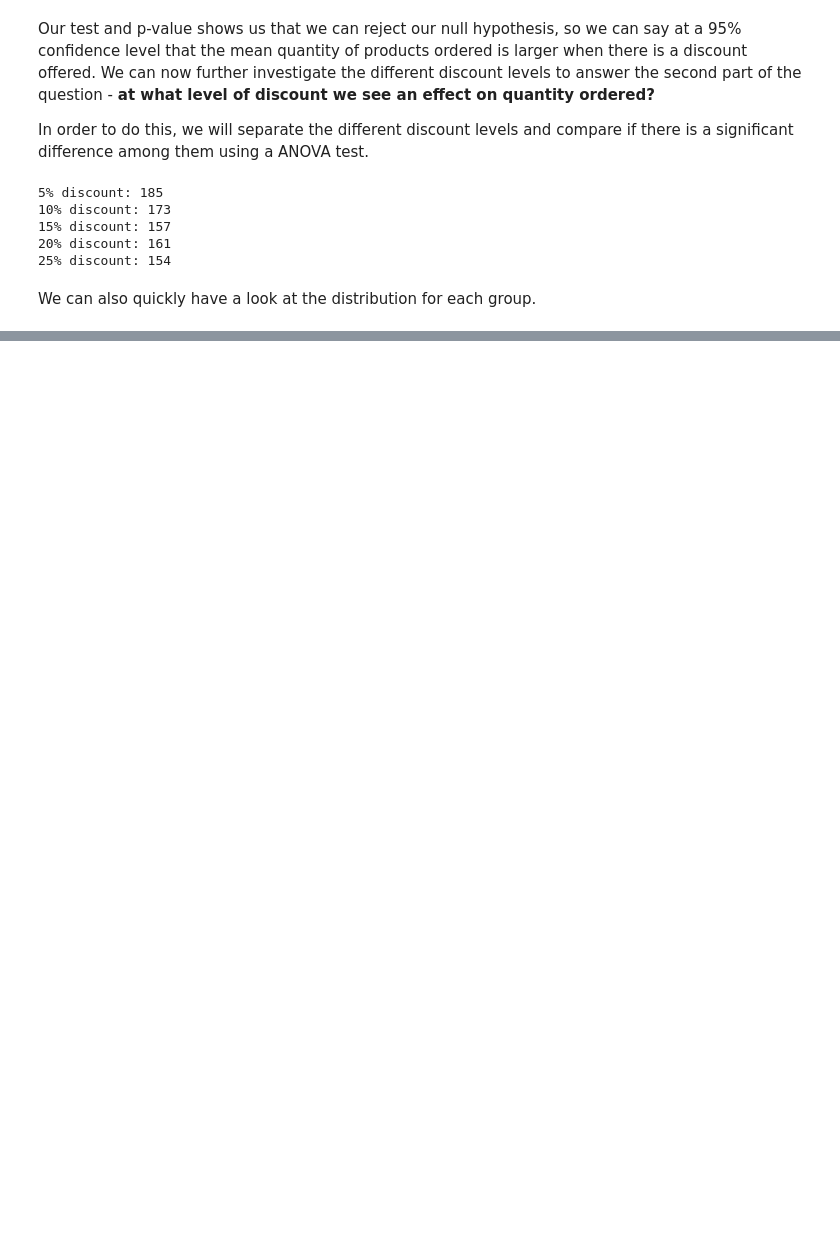
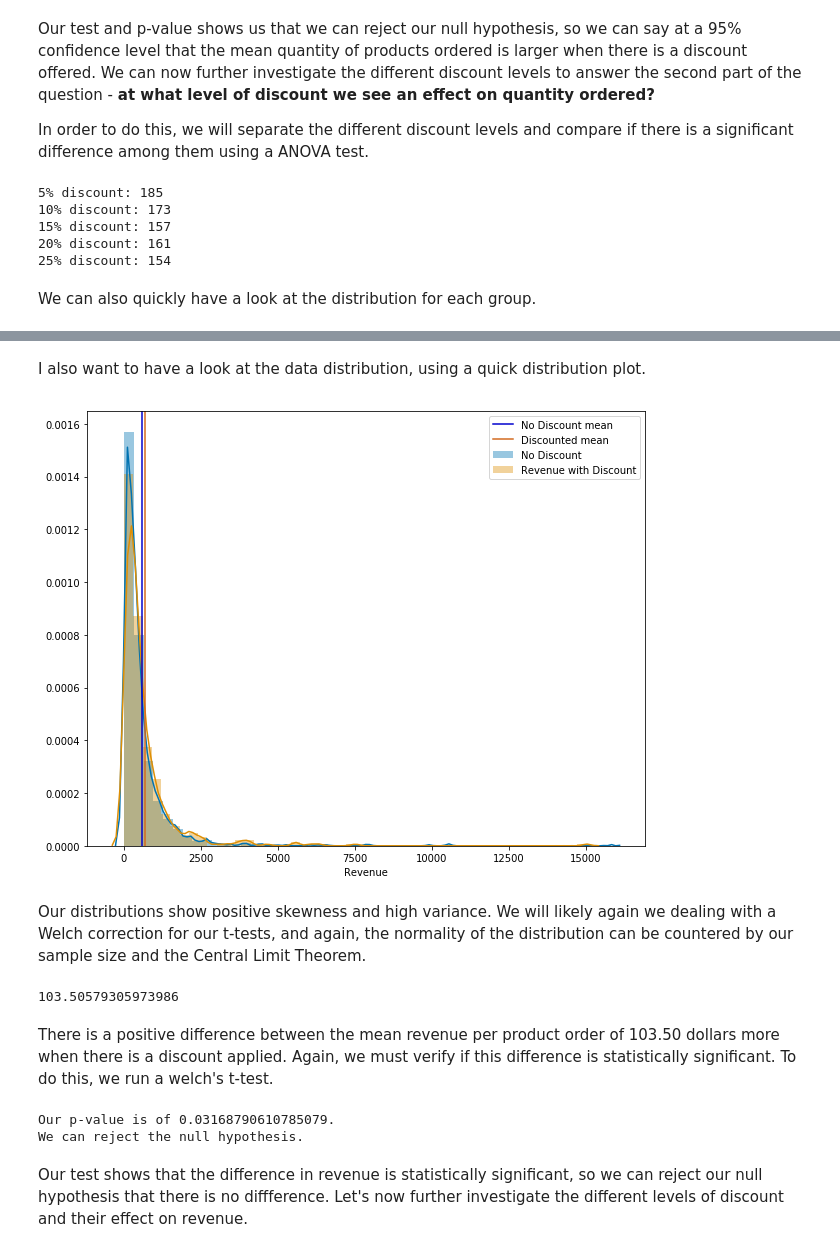
Before and after one commit to gioamorim80/Analytical-Insights-Northwind, a Jupyter notebook: Module 3 Project.ipynb, the cells around one changed output, grey strips where cells are left out. Saved outputs shown, nothing was run; the diff lists cells and outputs as text; code cells hidden in the pictures; blank space fills up the shorter version.

```diff
--- a/Module 3 Project.ipynb
+++ b/Module 3 Project.ipynb
@@ -334,0 +404,9 @@ The Cohen's d value is 0.017179350730157576
+# %%
+# make a list with the discount levels we want to analyse
+discounts = [0.00, 0.05, 0.15, 0.25]
+
+# select desided columns and rows with the discounts that we need only
+revenue_df = df.loc[df.Discount.isin(discounts), ['Quantity', 'UnitPrice', 'Discount']]
+
+# create new column for revenue, multiplying price per quantity
+revenue_df['Revenue'] = df['Quantity']*df['UnitPrice']
@@ -334,0 +426,38 @@ The Cohen's d value is 0.017179350730157576
+# %%
+# separate data with discounts and no discount
+discount_levels = [0.05, 0.15, 0.25]
+rev_discount = revenue_df.loc[revenue_df.Discount.isin(discount_levels)]
+rev_no_discount = revenue_df.loc[revenue_df.Discount == 0]
+
+# apply discount to revenue for discounted orders
+rev_discount['Revenue'] = rev_discount['Revenue'] - (rev_discount['Revenue']*rev_discount['Discount'])
+# %% [markdown]
+I also want to have a look at the data distribution, using a quick distribution plot.
+# %%
+# quick distribution plot
+plt.figure(figsize=(10,8))
+sns.distplot(rev_no_discount.Revenue, label='No Discount')
+sns.distplot(rev_discount.Revenue, label='Revenue with Discount')
+plt.axvline(np.mean(rev_no_discount.Revenue), color='mediumblue', label='No Discount mean')
+plt.axvline(np.mean(rev_discount.Revenue), color='chocolate', label='Discounted mean')
+plt.legend()
+plt.show()
+# %% [output]
+[figure, added]
+# %% [markdown]
+Our distributions show positive skewness and high variance. We will likely again we dealing with a Welch correction for our t-tests, and again, the normality of the distribution can be countered by our sample size and the Central Limit Theorem.
+# %%
+# check difference between mean revenue for no discount and discount
+rev_discount.Revenue.mean() - rev_no_discount.Revenue.mean()
+# %% [output]
+103.50579305973986
+# %% [markdown]
+There is a positive difference between the mean revenue per product order of 103.50 dollars more when there is a discount applied. Again, we must verify if this difference is statistically significant. To do this, we run a welch's t-test.
+# %%
+# use welch_t funcion
+welch_t(rev_discount.Revenue,rev_no_discount.Revenue)
+# %% [output]
+Our p-value is of 0.03168790610785079.
+We can reject the null hypothesis.
+# %% [markdown]
+Our test shows that the difference in revenue is statistically significant, so we can reject our null hypothesis that there is no diffference. Let's now further investigate the different levels of discount and their effect on revenue.
```
Also changed, not shown: parts of 98 cells of this notebook, 2 other files.
